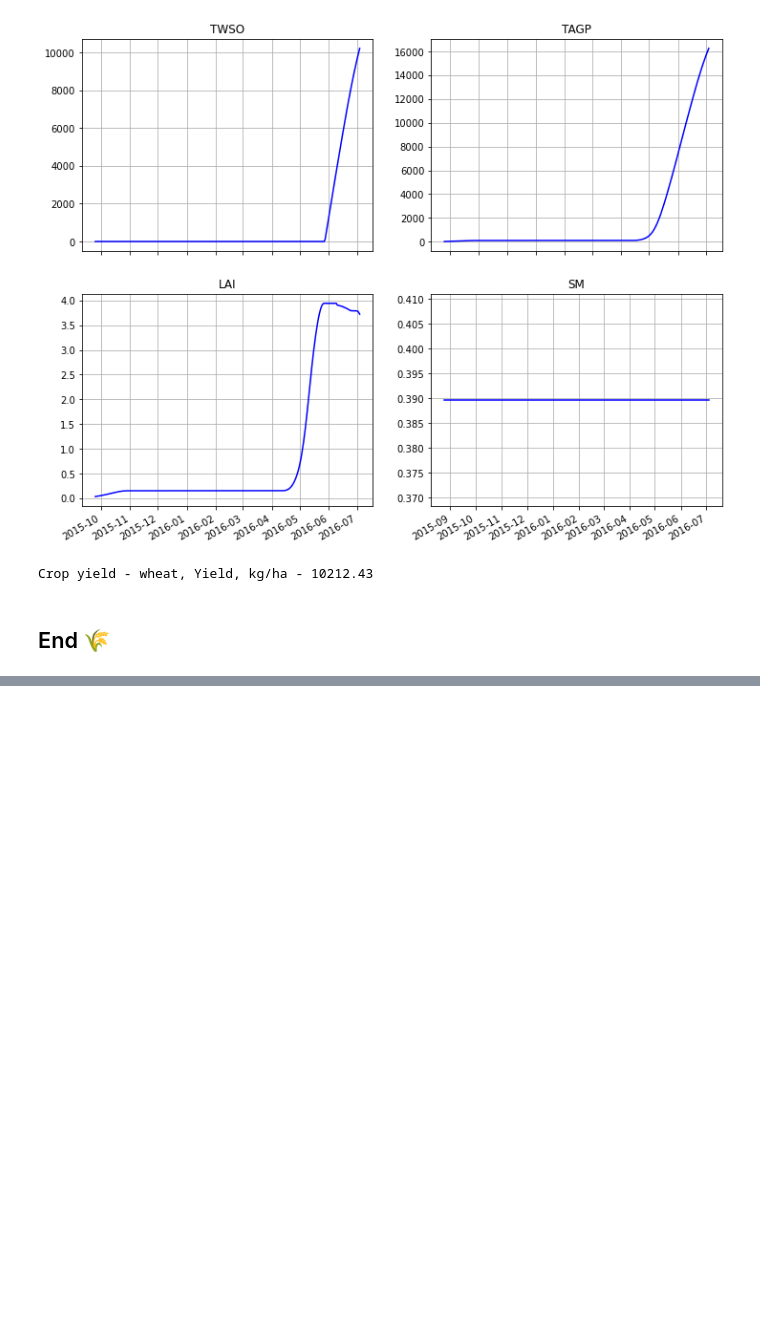
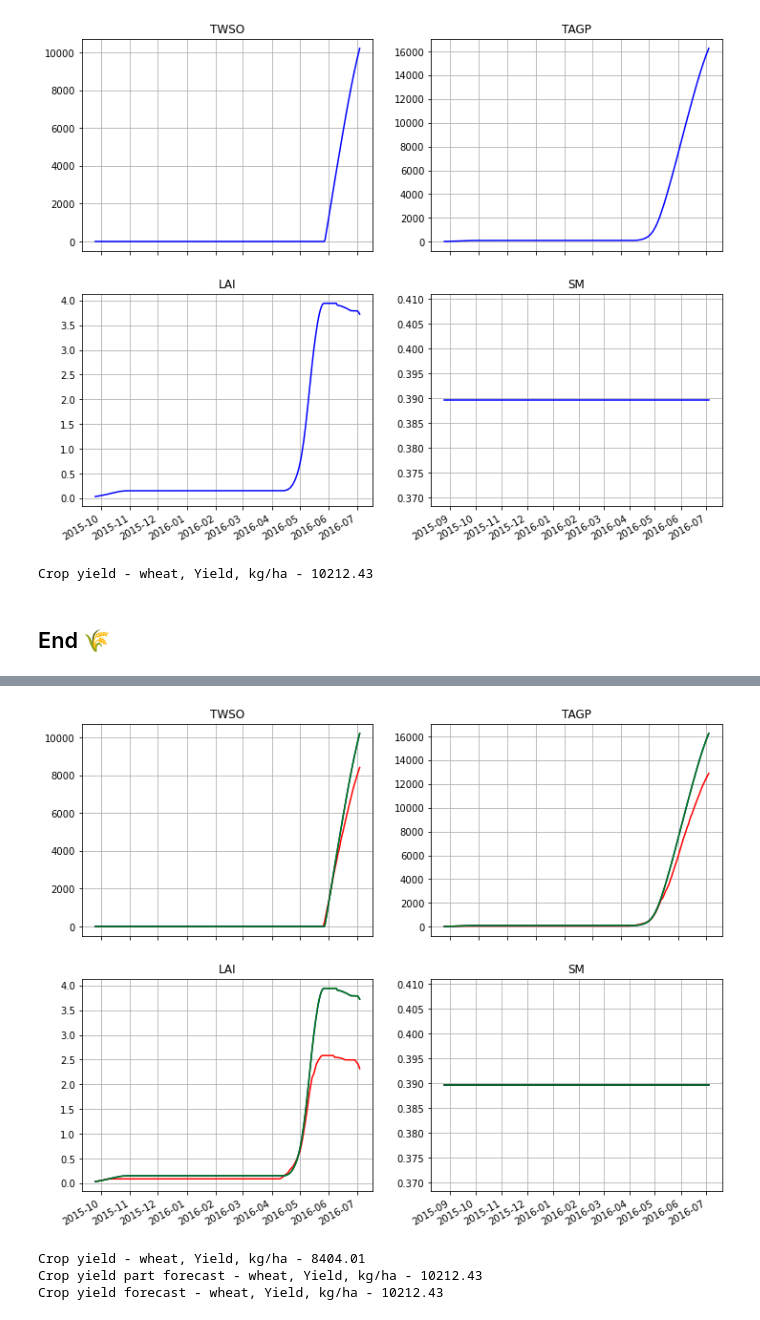
Before and after one commit to mishagrol/CS_MSU, a Jupyter notebook: Course Work/Final.ipynb, the cells around one changed output, grey strips where cells are left out. Cells and saved outputs as stored; diff of their text form; code cells hidden in the pictures; blank space fills up the shorter version.

Commit message:
3 type of data

```diff
--- a/Course Work/Final.ipynb
+++ b/Course Work/Final.ipynb
@@ -803,0 +989,12 @@ Crop yield - wheat, Yield, kg/ha - 10212.43
+# %%
+# Part forecast weather
+wfst71_part_forecast = Wofost71_PP(
+    params,
+    weather_part_forecas_crop_model,
+    agromanagement
+)
+# %%
+wfst71_part_forecast.run_till_terminate()
+df_results_part_forecast = pd.DataFrame(wfst71_part_forecast.get_output())
+df_results_part_forecast = df_results_part_forecast.set_index("day")
+df_results_part_forecast.tail()
@@ -803,0 +1009,12 @@ Crop yield - wheat, Yield, kg/ha - 10212.43
+# %%
+# Forecast weather
+wfst71_forecast = Wofost71_PP(
+    params,
+    weather_forecast_crop_model,
+    agromanagement
+)
+# %%
+wfst71_forecast.run_till_terminate()
+df_results_forecast = pd.DataFrame(wfst71_forecast.get_output())
+df_results_forecast = df_results_forecast.set_index("day")
+df_results_forecast.tail()
@@ -803,0 +1029,22 @@ Crop yield - wheat, Yield, kg/ha - 10212.43
+# %%
+fig, axes = plt.subplots(nrows=2, ncols=2, figsize=(12,10))
+for var, ax in zip(["TWSO", "TAGP", "LAI", "SM"], axes.flatten()):
+    ax.plot_date(df_results.index, df_results[var], 'r-')
+    ax.plot_date(df_results_part_forecast.index, df_results_part_forecast[var], 'b-')
+    ax.plot_date(df_results_forecast.index, df_results_forecast[var], 'g-')
+    ax.set_title(var)
+    ax.grid()
+fig.autofmt_xdate()
+# %% [output]
+[figure, added]
+# %%
+crop_yield = np.round(df_results['TWSO'].values[-1], 2)
+print(f"Crop yield - {cropd.current_crop_name}, Yield, kg/ha - {crop_yield}")
+crop_yield = np.round(df_results_part_forecast['TWSO'].values[-1], 2)
+print(f"Crop yield part forecast - {cropd.current_crop_name}, Yield, kg/ha - {crop_yield}")
+crop_yield = np.round(df_results_forecast['TWSO'].values[-1], 2)
+print(f"Crop yield forecast - {cropd.current_crop_name}, Yield, kg/ha - {crop_yield}")
+# %% [output]
+Crop yield - wheat, Yield, kg/ha - 8404.01
+Crop yield part forecast - wheat, Yield, kg/ha - 10212.43
+Crop yield forecast - wheat, Yield, kg/ha - 10212.43
```
Also changed, not shown: parts of 27 cells of this notebook.
